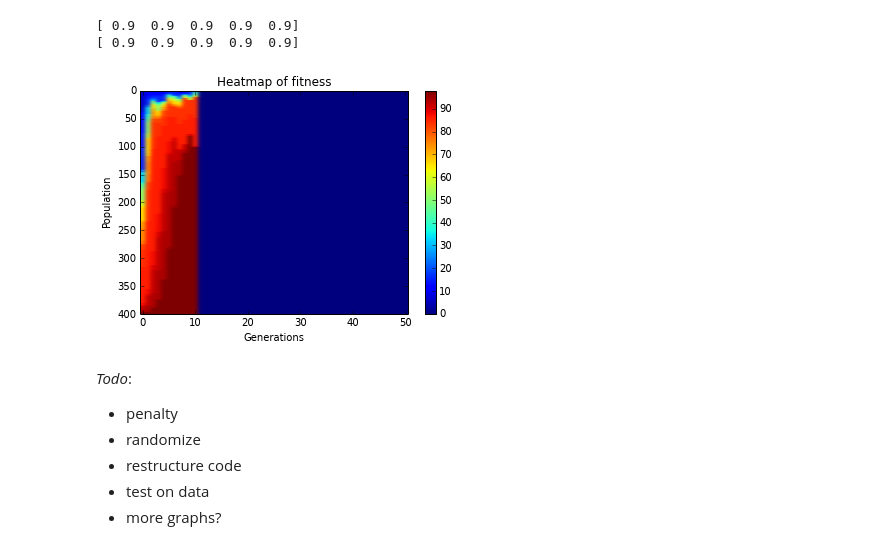
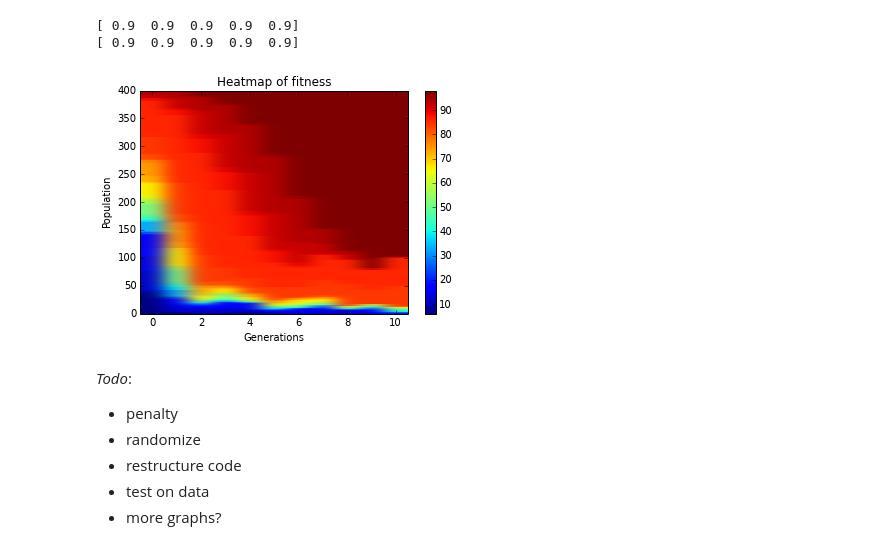
Before and after one commit to szebenyib/thesis, a Jupyter notebook: Thesis.ipynb, the cells around one changed output. Drawn from its saved outputs; the diff is of its cells as text; code cells hidden in the pictures.

```diff
--- a/Thesis.ipynb
+++ b/Thesis.ipynb
@@ -499,17 +499,19 @@ print fitness_matrix.get_generation(0)[evo.get('N')-5:evo.get('N')]
 [ 0.9  0.9  0.9  0.9  0.9]
 [ 0.9  0.9  0.9  0.9  0.9]
 # %%
-plt.imshow(fitness_matrix.get_inner_matrix().transpose(),
+#Obtain the number of happened generations
+generations = len(np.array(logbook.select("gen")))
+plt.imshow(fitness_matrix.get_inner_matrix()[0:generations].transpose(),
        aspect='auto',
        cmap=cm.jet,
-       origin='upper',
+       origin='lower',
        interpolation='gaussian')
 plt.title('Heatmap of fitness')
 plt.xlabel('Generations')
 plt.ylabel('Population')
 plt.colorbar();
 # %% [output]
-[figure, old version]
+[figure, new version]
 # %% [markdown]
 *Todo*:
 - penalty
```
Also changed, not shown: 1 other file.
